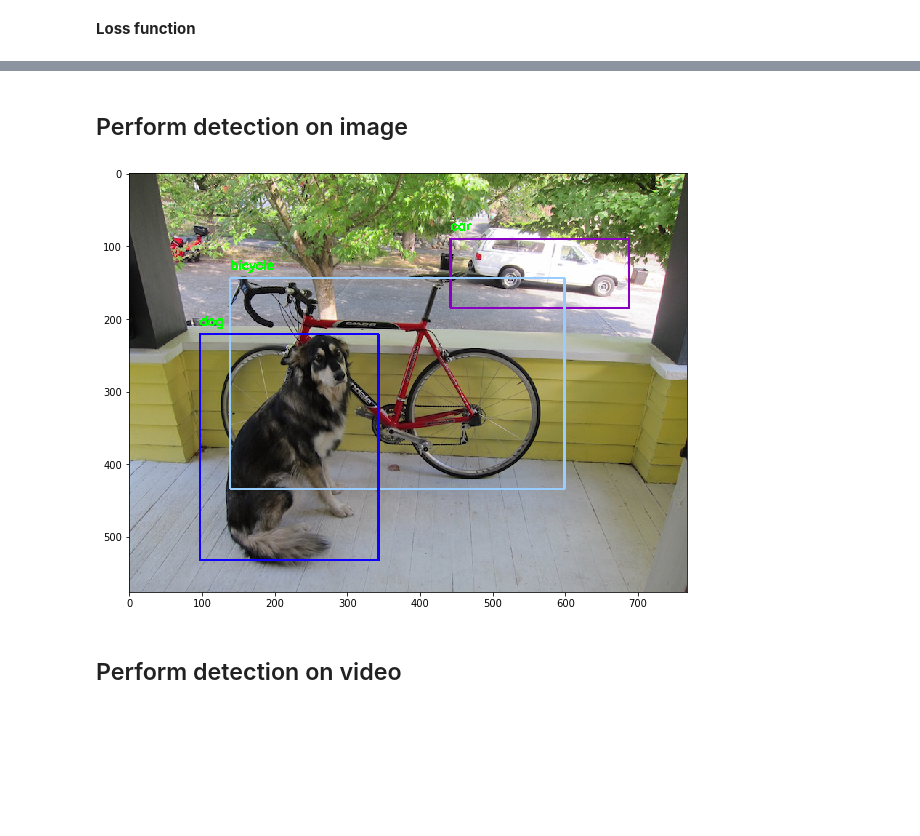
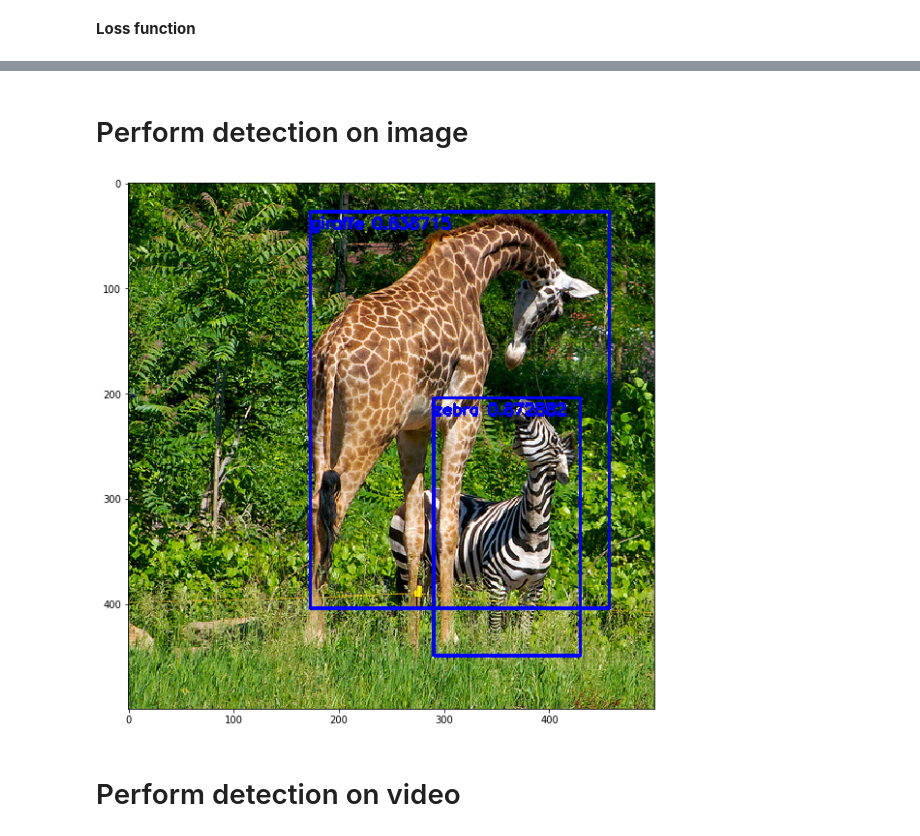
Before and after one commit to experiencor/keras-yolo2, a Jupyter notebook: Basic Yolo Keras.ipynb, the cells around one changed output, grey strips where cells are left out. Cells and saved outputs as stored; diff of their text form; code cells hidden in the pictures; blank space fills up the shorter version.

```diff
--- a/Basic Yolo Keras.ipynb
+++ b/Basic Yolo Keras.ipynb
@@ -282,13 +525,23 @@ checkpoint = ModelCheckpoint('weights.hdf5', monitor='loss', verbose=1, save_bes
+# %%
+model.load_weights('weights_yolo.h5')
 # %%
-tb_counter  = max([int(num) for num in os.listdir('../logs/yolo/')] or [0]) + 1
-tensorboard = TensorBoard(log_dir='../logs/yolo/' + str(tb_counter), histogram_freq=0, write_graph=True, write_images=False)
+tb_counter  = len([entry for entry in os.listdir('../logs/') if 'yolo_' in entry]) + 1
+tensorboard = TensorBoard(log_dir='../logs/yolo_' + str(tb_counter),
+                          histogram_freq=0,
+                          write_graph=True,
+                          write_images=False)
 
-sgd = SGD(lr=0.00001, decay=0.0005, momentum=0.9)
+optimizer = Adam(lr=1e-4, beta_1=0.9, beta_2=0.999, epsilon=1e-08, decay=0.0)
+#optimizer = SGD(lr=1e-4, decay=0.0005, momentum=0.9)
+#optimizer = RMSprop(lr=1e-5, rho=0.9, epsilon=1e-08, decay=0.0)
 
-model.compile(loss=custom_loss, optimizer=sgd)#'adagrad')
-model.fit_generator(data_gen(all_img, BATCH_SIZE),
-                    int(len(all_img)/BATCH_SIZE),
-                    epochs = 100,
-                    verbose = 2,
-                    callbacks = [early_stop, checkpoint, tensorboard],
-                    max_q_size = 3)
+model.compile(loss=custom_loss, optimizer=optimizer)
+
+model.fit_generator(generator        = train_batch.get_generator(),
+                    steps_per_epoch  = train_batch.get_dateset_size(),
+                    epochs           = 100,
+                    verbose          = 1,
+                    validation_data  = valid_batch.get_generator(),
+                    validation_steps = valid_batch.get_dateset_size(),
+                    callbacks        = [early_stop, checkpoint, tensorboard],
+                    max_q_size       = 3)
@@ -314,23 +548,26 @@ Epoch 00008: early stopping
 # %% [markdown]
-## Perform detection on image
+# Perform detection on image
-# %%
-model.load_weights("weights.hdf5")
+# %%
+model.load_weights("weights_yolo.h5")
+
+dummy_array = np.zeros((1,1,1,1,50,4))
 # %%
-image = cv2.imread('images/dog.jpg')
+image = cv2.imread('images/giraffe.jpg')
 
 plt.figure(figsize=(10,10))
 
 input_image = cv2.resize(image, (416, 416))
 input_image = input_image / 255.
 input_image = input_image[:,:,::-1]
 input_image = np.expand_dims(input_image, 0)
 
-netout = model.predict(input_image)
+netout = model.predict([input_image, dummy_array])[0]
 
-#print netout
-image = interpret_netout(image, netout[0])
+boxes = decode_netout(netout, threshold=THRESHOLD, anchors=ANCHORS, nb_class=CLASS)
+image = draw_boxes(image, boxes, labels=LABELS)
+
 plt.imshow(image[:,:,::-1]); plt.show()
 # %% [output]
-[figure, old version]
+[figure, new version]
 # %% [markdown]
-## Perform detection on video
+# Perform detection on video
```
Also changed, not shown: parts of 34 cells of this notebook, 4 other files.
